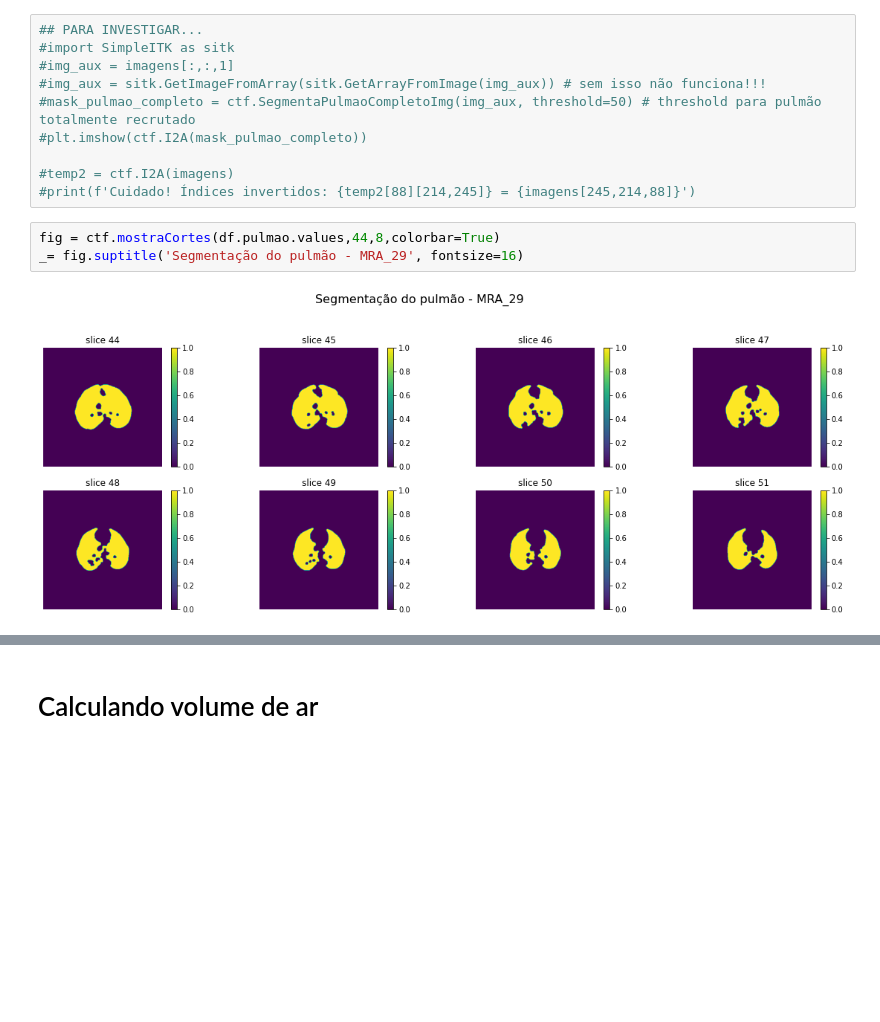
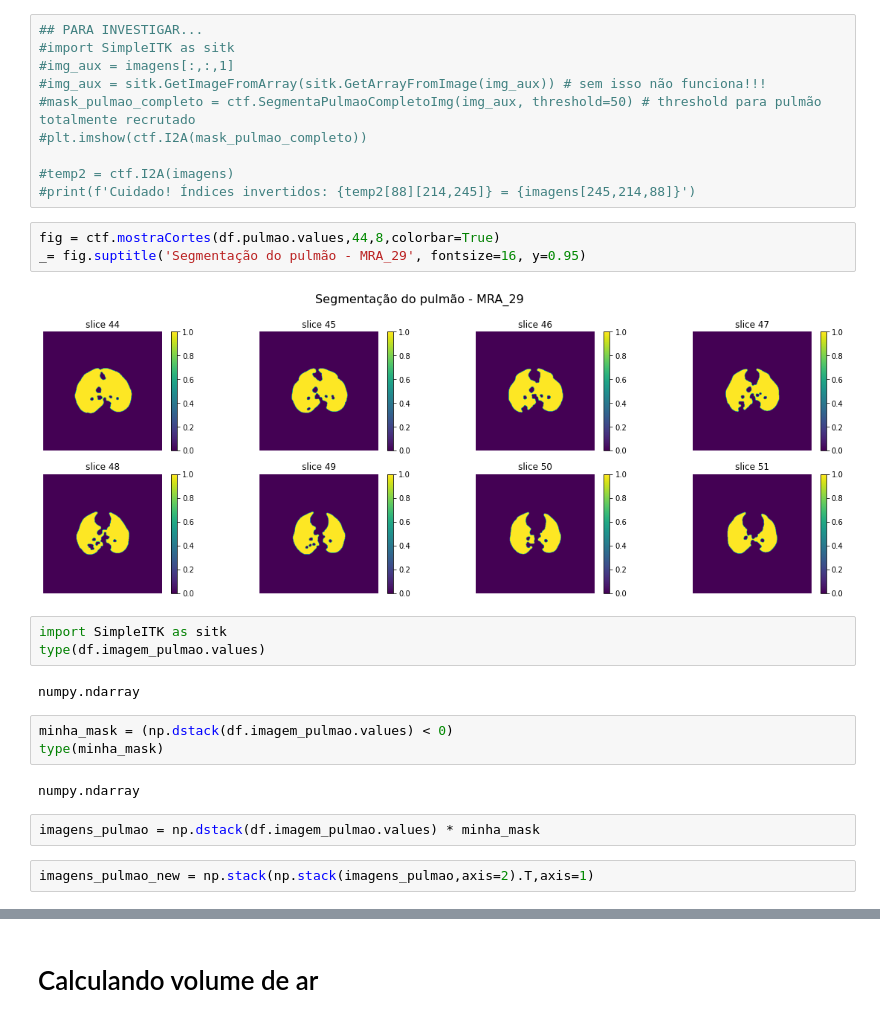
Before and after one commit to edlbcamargo/recrutabilidade, a Jupyter notebook: volume_referencia/volume_referencia.ipynb, the cells around one changed output, grey strips where cells are left out. Drawn from its saved outputs; the diff is of its cells as text; blank space fills up the shorter version.

```diff
--- a/volume_referencia/volume_referencia.ipynb
+++ b/volume_referencia/volume_referencia.ipynb
@@ -59,6 +59,20 @@ df.head(3)
 #print(f'Cuidado! Índices invertidos: {temp2[88][214,245]} = {imagens[245,214,88]}')
 # %%
 fig = ctf.mostraCortes(df.pulmao.values,44,8,colorbar=True)
-_= fig.suptitle('Segmentação do pulmão - MRA_29', fontsize=16)
+_= fig.suptitle('Segmentação do pulmão - MRA_29', fontsize=16, y=0.95)
 # %% [output]
-[figure, old version]
+[figure, new version]
+# %%
+import SimpleITK as sitk
+type(df.imagem_pulmao.values)
+# %% [output]
+numpy.ndarray
+# %%
+minha_mask = (np.dstack(df.imagem_pulmao.values) < 0)
+type(minha_mask)
+# %% [output]
+numpy.ndarray
+# %%
+imagens_pulmao = np.dstack(df.imagem_pulmao.values) * minha_mask
+# %%
+imagens_pulmao_new = np.stack(np.stack(imagens_pulmao,axis=2).T,axis=1)
```
Also changed, not shown: parts of 7 cells of this notebook, 11 other files.
